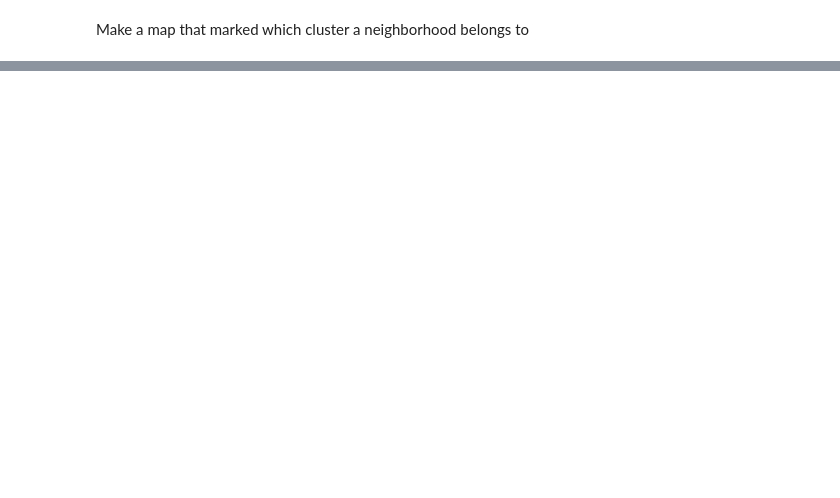
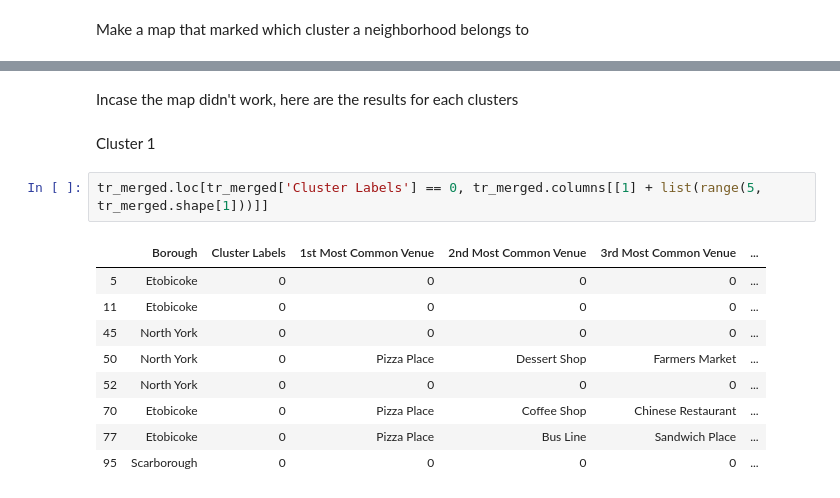
Before and after one commit to kflchankn/SpaceforCoursera, a Jupyter notebook: wk3_assignment.ipynb, the cells around one changed output, grey strips where cells are left out. Saved outputs shown, nothing was run; the diff lists cells and outputs as text; blank space fills up the shorter version.

```diff
--- a/wk3_assignment.ipynb
+++ b/wk3_assignment.ipynb
@@ -342,3 +342,19 @@ for lat, lon, poi, cluster in zip(tr_merged['Latitude'], tr_merged['Longitude'],
 clustered_map
 # %% [output]
 [interactive output not drawn]
+# %% [markdown]
+Incase the map didn't work, here are the results for each clusters
+# %% [markdown]
+Cluster 1
+# %%
+tr_merged.loc[tr_merged['Cluster Labels'] == 0, tr_merged.columns[[1] + list(range(5, tr_merged.shape[1]))]]
+# %% [output]
+|  | Borough | Cluster Labels | 1st Most Common Venue | 2nd Most Common Venue | 3rd Most Common Venue | ... |
+| 5 | Etobicoke | 0 | 0 | 0 | 0 | ... |
+| 11 | Etobicoke | 0 | 0 | 0 | 0 | ... |
+| 45 | North York | 0 | 0 | 0 | 0 | ... |
+| 50 | North York | 0 | Pizza Place | Dessert Shop | Farmers Market | ... |
+| 52 | North York | 0 | 0 | 0 | 0 | ... |
+| 70 | Etobicoke | 0 | Pizza Place | Coffee Shop | Chinese Restaurant | ... |
+| 77 | Etobicoke | 0 | Pizza Place | Bus Line | Sandwich Place | ... |
+| 95 | Scarborough | 0 | 0 | 0 | 0 | ... |
```
Also changed, not shown: parts of 9 cells of this notebook.
